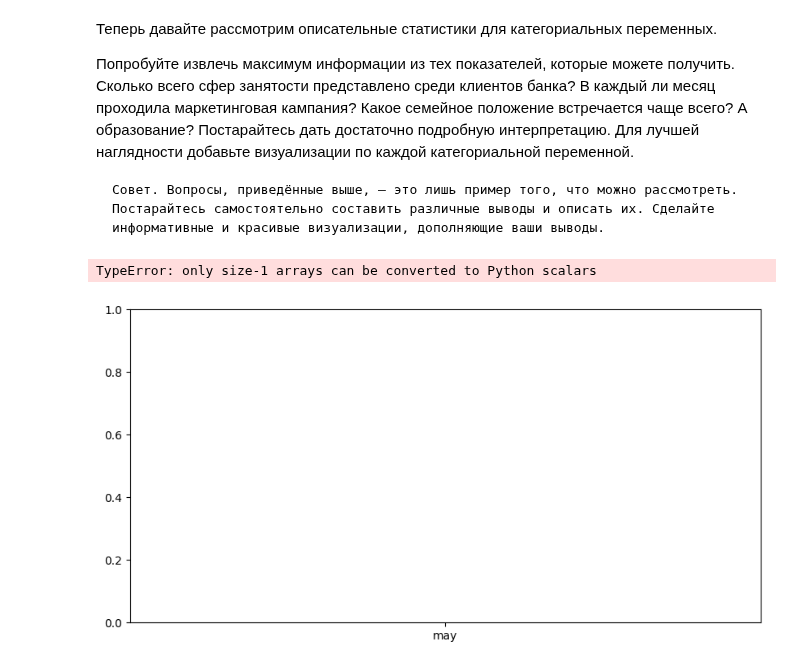
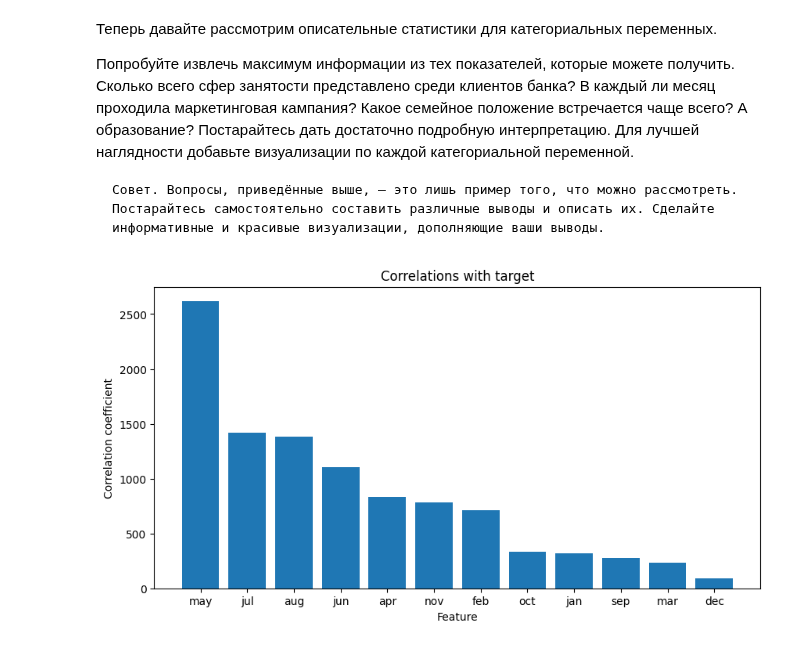
Before and after one commit to royvudgren/sf_datascience_practice, a Jupyter notebook: ML PROJECT-4/2 data acquainting.ipynb, the cells around one changed output. Cells and saved outputs as stored; diff of their text form; code cells hidden in the pictures.

```diff
--- a/ML PROJECT-4/2 data acquainting.ipynb
+++ b/ML PROJECT-4/2 data acquainting.ipynb
@@ -256,21 +256,20 @@ cleaned['duration'].min()
 # %%
 # Сколько всего сфер занятости представлено среди клиентов банка?
 cleaned['job'].describe()
 # В каждый ли месяц проходила маркетинговая кампания?
 cleaned['month'].unique()
 # Какое семейное положение встречается чаще всего?
 cleaned['marital'].describe()
 # Какое образование встречается чаще всего?
 cleaned['education'].describe()
 
 # подробная интерпретация
 plot_data = pd.DataFrame(cleaned['month'].value_counts())
 #Строим столбчатую диаграмму корреляций
 fig, ax = plt.subplots(figsize=(10, 5)) #фигура+координатная плоскость
-ax.bar(plot_data.index, plot_data.values) #столбчатая диаграмма
+ax.bar(plot_data.index.tolist(), [item for sublist in plot_data.values.tolist() for item in sublist]) #столбчатая диаграмма
 ax.set_title('Correlations with target') #название графика
 ax.set_xlabel('Feature') #название оси x
 ax.set_ylabel('Сorrelation coefficient'); #название оси y
 # %% [output]
-TypeError: only size-1 arrays can be converted to Python scalars
-[figure, old version]
+[figure, new version]
```
Also changed, not shown: parts of 11 cells of this notebook, 3 other files.
